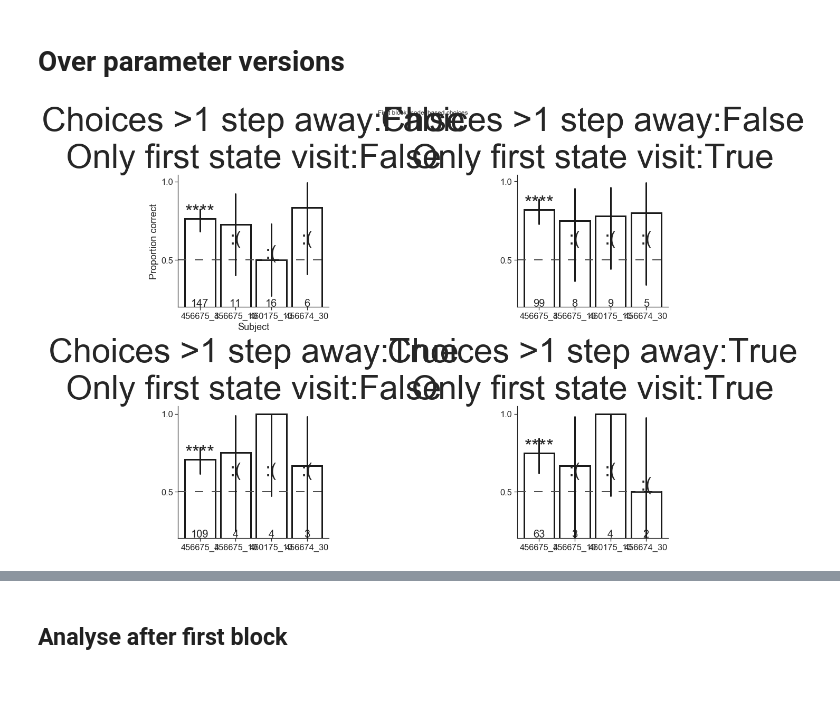
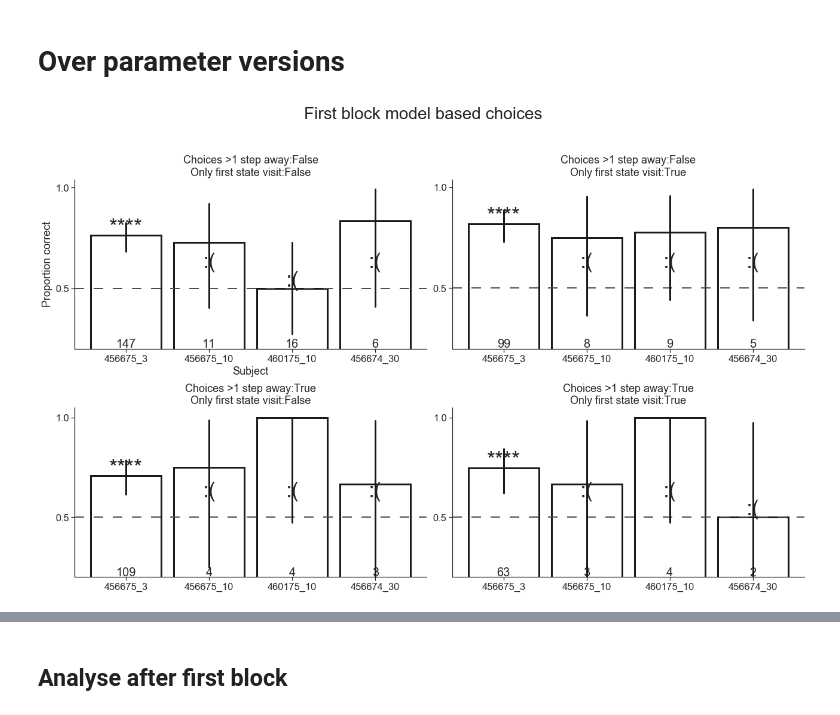
Before and after one commit to yves-weissenberger/line_loop, a Jupyter notebook: project_notebooks/line_loop/navi/model_based_analysis_new_data_clean.ipynb, the cells around one changed output, grey strips where cells are left out. Saved outputs shown, nothing was run; the diff lists cells and outputs as text; code cells hidden in the pictures; blank space fills up the shorter version.

```diff
--- a/project_notebooks/line_loop/navi/model_based_analysis_new_data_clean.ipynb
+++ b/project_notebooks/line_loop/navi/model_based_analysis_new_data_clean.ipynb
@@ -82,7 +82,7 @@ from mouse_poker.navi import *
 # %% [markdown]
 # Helper functions
 # %%
-diffusion_agent = mpk.simulation.Qlearner()
+diffusion_agent = mpk.simulation.towards_middle_agent()
 a = diffusion_agent.run()
 state_seq = diffusion_agent.state_seq
 rew_list = diffusion_agent.rew_list
@@ -110,0 +111,3 @@ plt.colorbar()
+# %%
+out = model_based_analysis_single_session(state_seq,rew_list,forced_seq,)
+perf, trial_ctr, prob_array_for_pois_binom, choices  = out
@@ -186,36 +203,36 @@ for ign_d,ign_f in param_combos:
     all_param_res.append(allres)
 # %%
 plt.figure(figsize=(18,12))
-plt.suptitle("First block model based choices")
+plt.suptitle("First block model based choices",size=28)
 for kk,allres in enumerate(all_param_res):
 
     plt.subplot(2,2,kk+1)
-    plt.title("Choices >1 step away:{}\nOnly first state visit:{}".format(allres[0][-2],allres[0][-1]),size=64)
+    plt.title("Choices >1 step away:{}\nOnly first state visit:{}".format(allres[0][-2],allres[0][-1]))
 
     mu = np.array([i[0] for i in allres])
     ci = np.array([np.array(proportion.proportion_confint(i[1],i[2],alpha=.05,method='binom_test')) for i in allres])
     pvals = [stt.binom_test(i[1],i[2]) for i in allres]
 
     for subj_ix in range(len(subjects)):
         plt.plot([subj_ix]*2,ci[subj_ix],color='k',linewidth=3,zorder=100)
         plt.gca().annotate(str(allres[subj_ix][2]),(subj_ix,.205),ha='center',size=20)
         pvalue = pvals[subj_ix]
         if pvalue<0.05:
             print_text = '*'*int(np.clip(np.floor(0.05/pvalue),0,4))
             plt.gca().annotate(print_text,(subj_ix,np.clip(mu[subj_ix]+.01,0,.9)),size=36, ha='center')
         else:
             plt.gca().annotate(':(',(subj_ix,np.clip(mu[subj_ix]+.01,0,.6)),size=36, ha='center')
 
     #plt.errorbar(range(4),mu,yerr=(mu[:,None]+ci).T,color='k',linewidth=0,elinewidth=3)
     plt.bar(range(len(allres)),[i[0] for i in allres],facecolor='w',edgecolor='k',linewidth=3,width=.85)
     plt.ylim(.2)
     plt.axhline(y=0.5,dashes=(8,8),color='.3',linewidth=2)
     if kk==0:
         plt.ylabel("Proportion correct")
         plt.xlabel("Subject")
     plt.xticks(range(len(allres)),subjects)
     plt.locator_params('y',nbins=3)
-plt.tight_layout()
+plt.tight_layout(rect=[0, 0.03, 1, 0.9])
 seaborn.despine()
 # %% [output]
-[figure, old version]
+[figure, new version]
```
Also changed, not shown: parts of 16 cells of this notebook, 5 other files.
